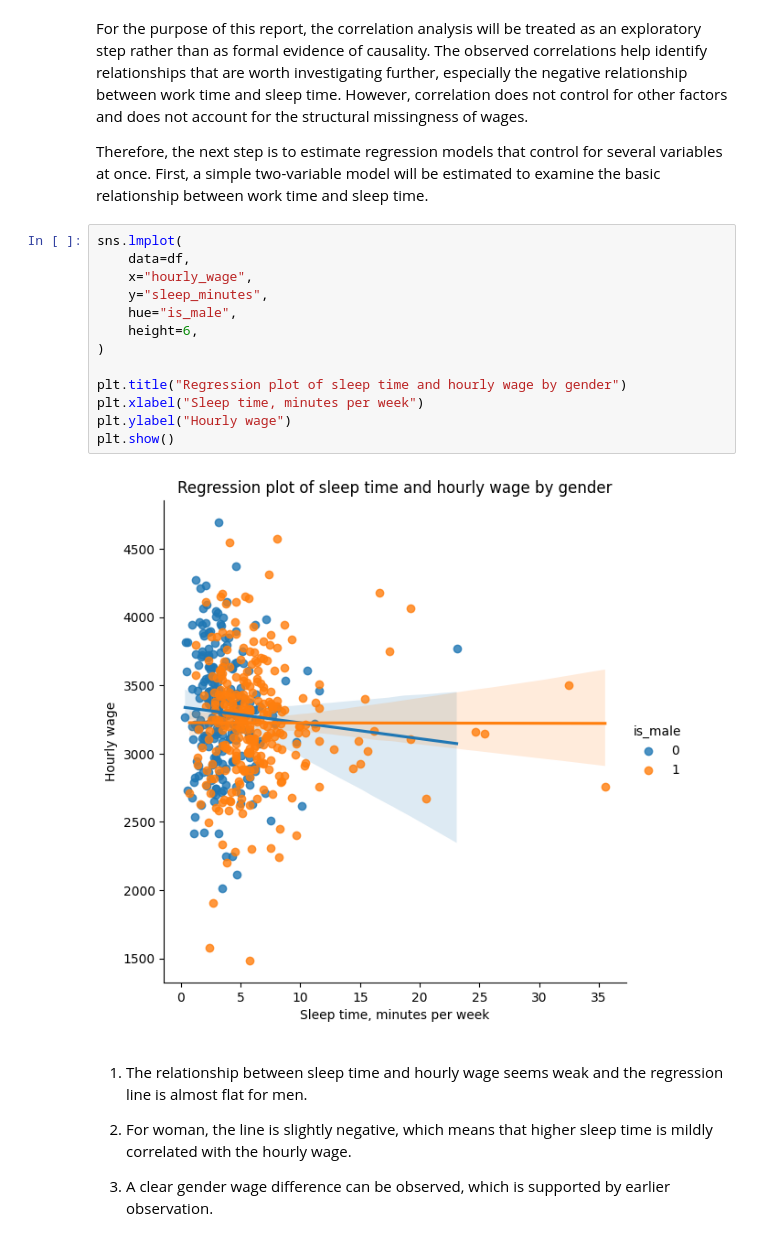
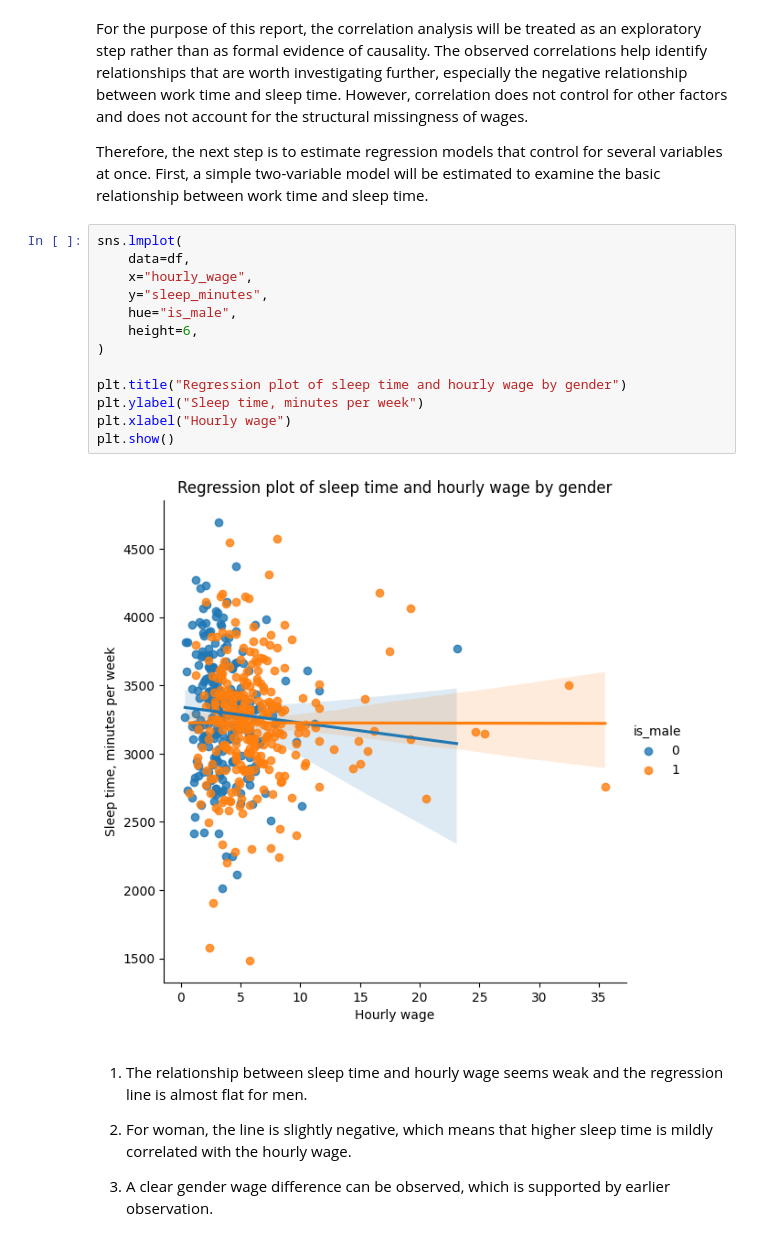
Before and after one commit to bartoszwerp/Sleep-Data-Report, a Jupyter notebook: sleep_analysis.ipynb, the cells around one changed output. Drawn from its saved outputs; the diff is of its cells as text.

```diff
--- a/sleep_analysis.ipynb
+++ b/sleep_analysis.ipynb
@@ -169,18 +169,18 @@ Therefore, the next step is to estimate regression models that control for sever
 # %%
 sns.lmplot(
     data=df,
     x="hourly_wage",
     y="sleep_minutes",
     hue="is_male",
     height=6,
 )
 
 plt.title("Regression plot of sleep time and hourly wage by gender")
-plt.xlabel("Sleep time, minutes per week")
-plt.ylabel("Hourly wage")
+plt.ylabel("Sleep time, minutes per week")
+plt.xlabel("Hourly wage")
 plt.show()
 # %% [output]
-[figure, old version]
+[figure, new version]
 # %% [markdown]
 1. The relationship between sleep time and hourly wage seems weak and the regression line is almost flat for men.
 
```
Also changed, not shown: parts of 9 cells of this notebook, 8 other files.
